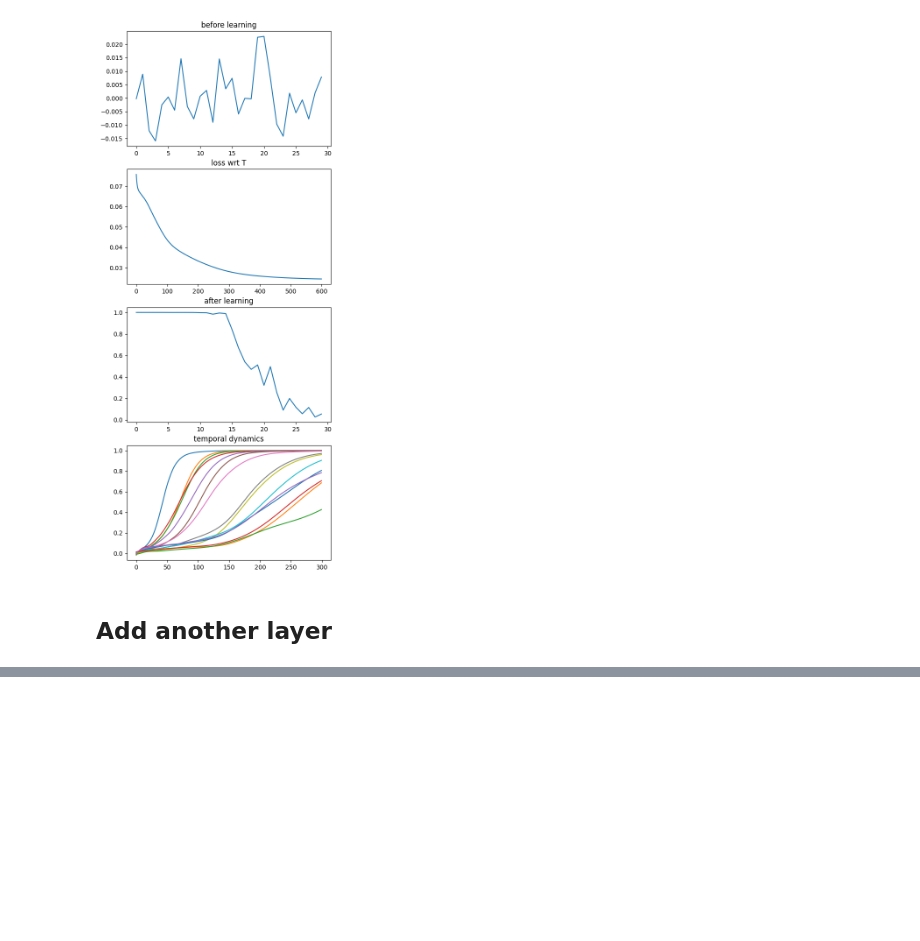
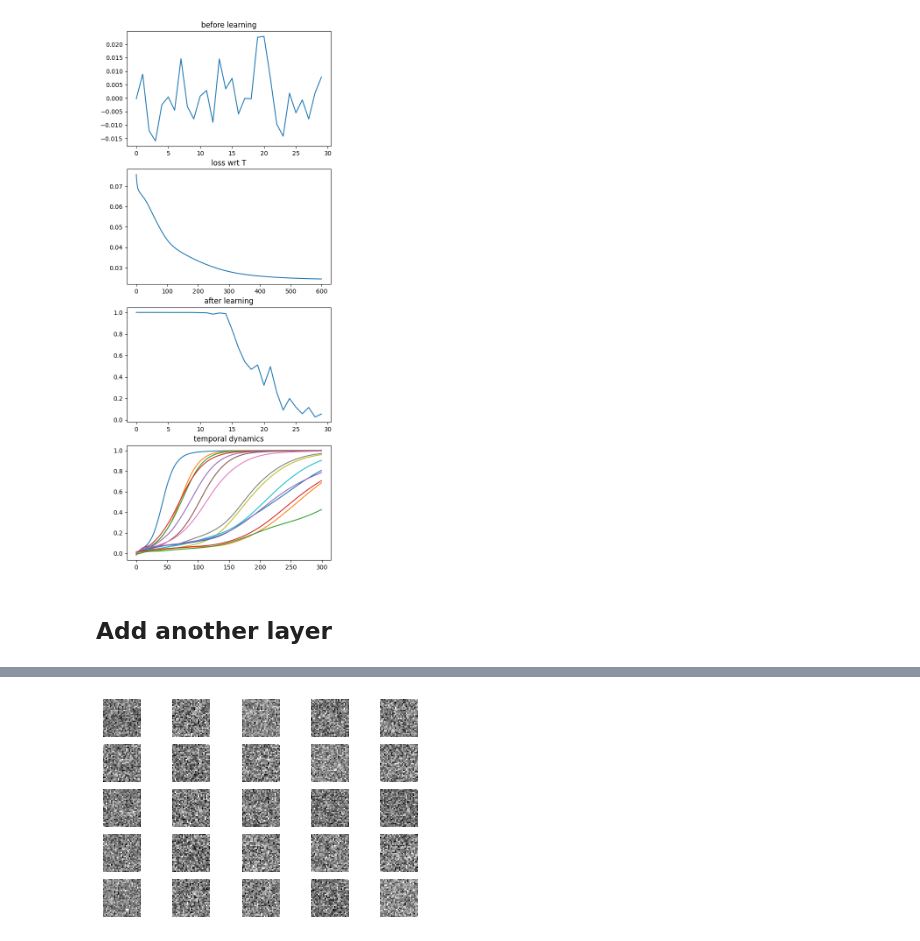
Before and after one commit to lingqiz/PsychophysicsNN, a Jupyter notebook: DeepPCA.ipynb, the cells around one changed output, grey strips where cells are left out. Saved outputs shown, nothing was run; the diff lists cells and outputs as text; code cells hidden in the pictures; blank space fills up the shorter version.

```diff
--- a/DeepPCA.ipynb
+++ b/DeepPCA.ipynb
@@ -504,0 +530,10 @@ iteration 550 / 600
+# %%
+# Before training
+with torch.no_grad():
+    matrix = w_init.t().mm(w_init)
+    output = input_X.mm(matrix)
+    output = output.detach().numpy().T
+
+    visualize_image(output)
+# %% [output]
+[figure, added]
```
Also changed, not shown: parts of 32 cells of this notebook.
